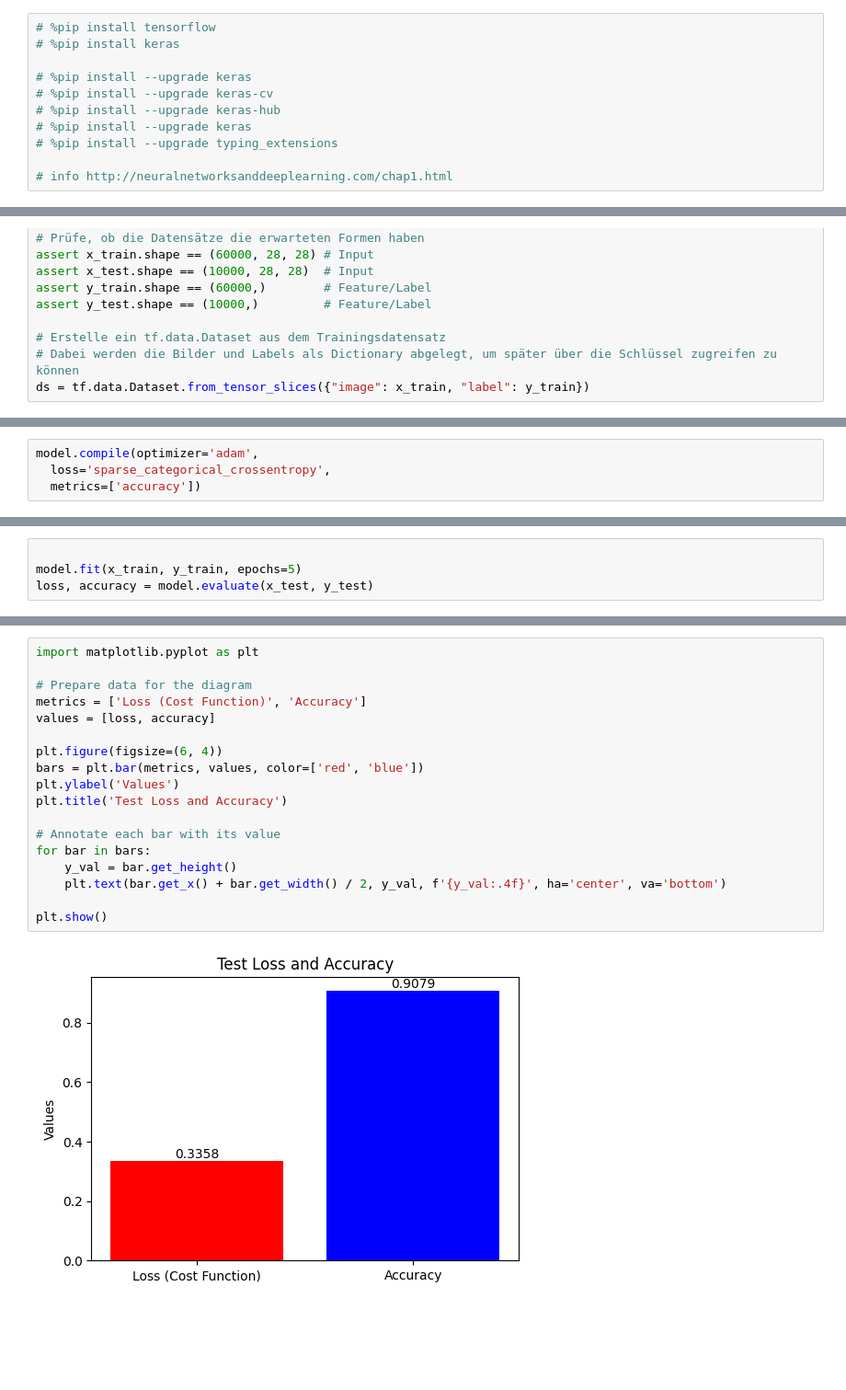
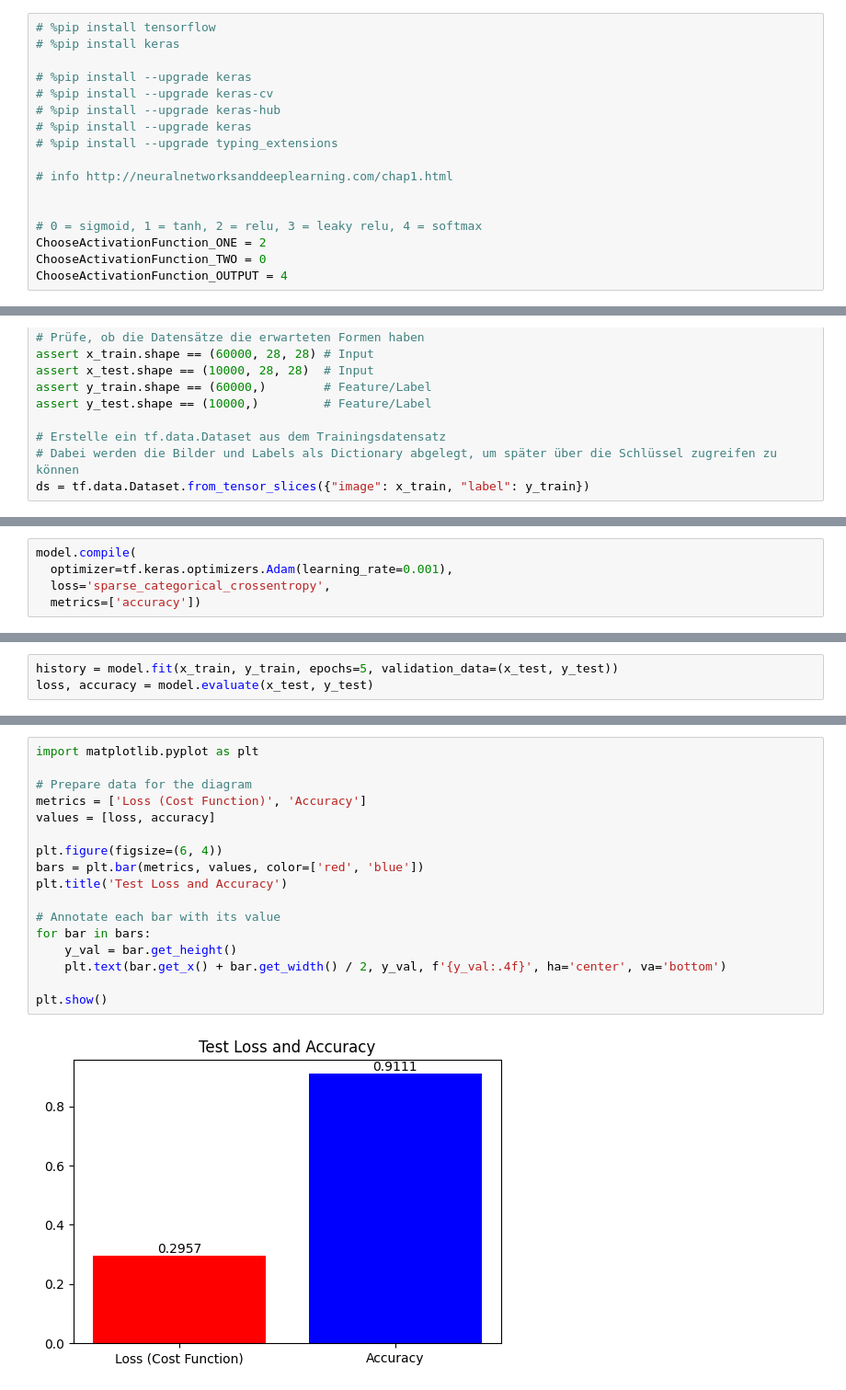
Before and after one commit to Nr44suessauer/DeepLearning_assignment2, a Jupyter notebook: Handwritten_signs.ipynb, the cells around one changed output, grey strips where cells are left out. Shown at 92% size. Saved outputs shown, nothing was run; the diff lists cells and outputs as text; blank space fills up the shorter version.

```diff
--- a/Handwritten_signs.ipynb
+++ b/Handwritten_signs.ipynb
@@ -9,6 +9,12 @@
 # %pip install --upgrade typing_extensions
 
 # info http://neuralnetworksanddeeplearning.com/chap1.html
+
+
+# 0 = sigmoid, 1 = tanh, 2 = relu, 3 = leaky relu, 4 = softmax
+ChooseActivationFunction_ONE = 2
+ChooseActivationFunction_TWO = 0
+ChooseActivationFunction_OUTPUT = 4
 # %%
 # Importiere TensorFlow (bereits in dieser Zelle importiert, kann aber wiederholt werden)
 import tensorflow as tf
@@ -54,4 +86,5 @@ model = tf.keras.Sequential([
 # %%
-model.compile(optimizer='adam',
+model.compile(
+  optimizer=tf.keras.optimizers.Adam(learning_rate=0.001),
   loss='sparse_categorical_crossentropy',
   metrics=['accuracy'])
@@ -58,6 +98,5 @@ model.compile(optimizer='adam',
 # %%
-
-model.fit(x_train, y_train, epochs=5)
+history = model.fit(x_train, y_train, epochs=5, validation_data=(x_test, y_test))
 loss, accuracy = model.evaluate(x_test, y_test)
 # %% [output]
 Epoch 1/5
@@ -74,21 +125,20 @@ Epoch 5/5
 # %%
 import matplotlib.pyplot as plt
 
 # Prepare data for the diagram
 metrics = ['Loss (Cost Function)', 'Accuracy']
 values = [loss, accuracy]
 
 plt.figure(figsize=(6, 4))
 bars = plt.bar(metrics, values, color=['red', 'blue'])
-plt.ylabel('Values')
 plt.title('Test Loss and Accuracy')
 
 # Annotate each bar with its value
 for bar in bars:
     y_val = bar.get_height()
     plt.text(bar.get_x() + bar.get_width() / 2, y_val, f'{y_val:.4f}', ha='center', va='bottom')
 
 plt.show()
 # %% [output]
-[figure, old version]
+[figure, new version]
 # %%
```
Also changed, not shown: parts of 8 cells of this notebook, 4 other files.
